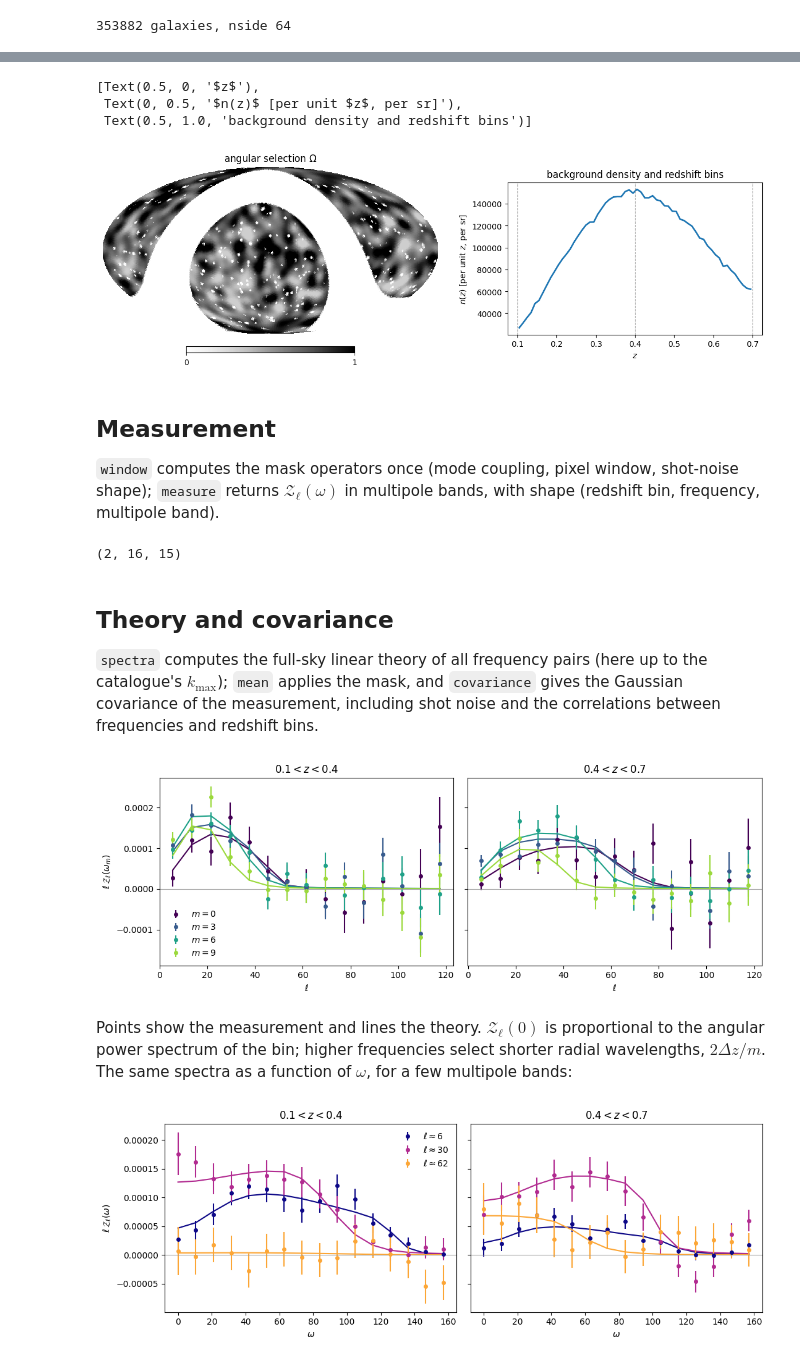
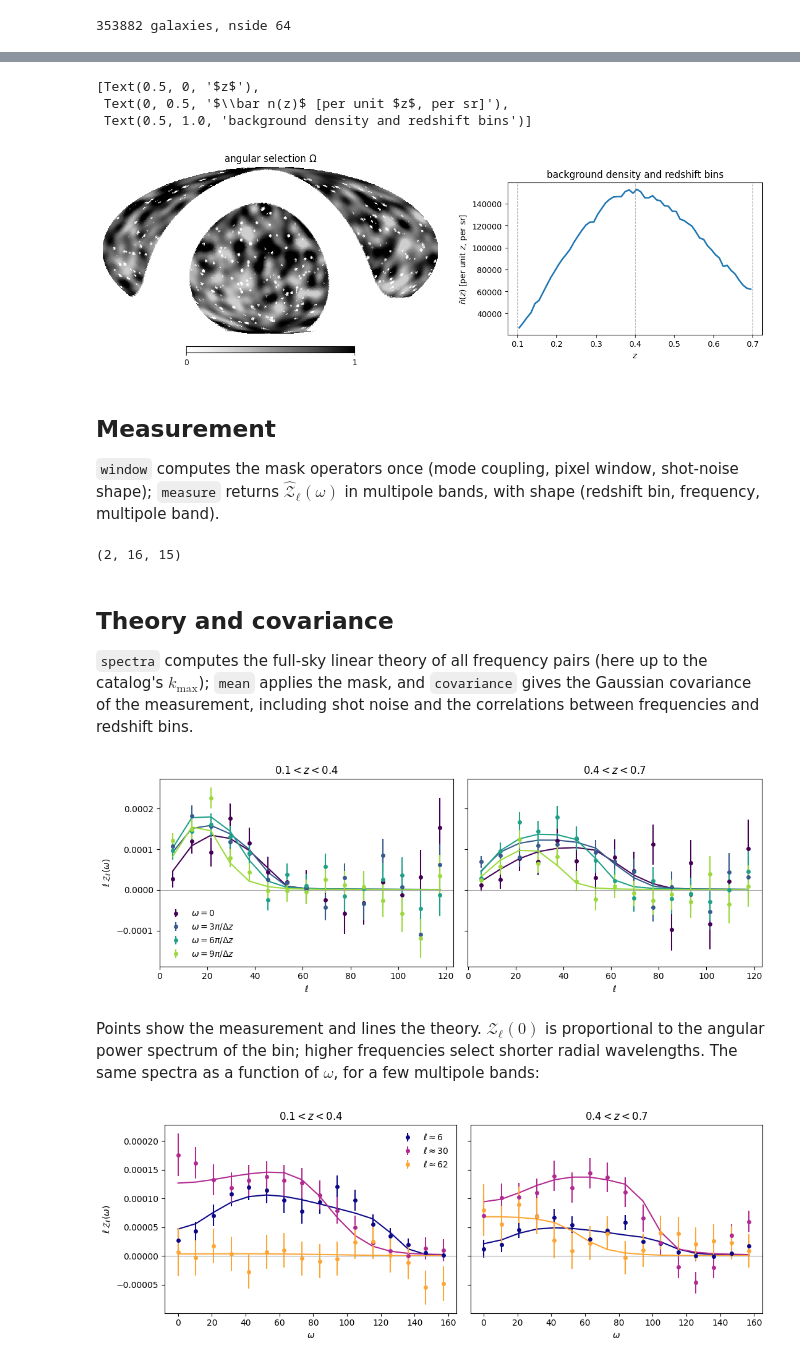
Before and after one commit to oliverphilcox/UnequalTime, a Jupyter notebook: examples/demo.ipynb, the cells around one changed output, grey strips where cells are left out. Cells and saved outputs as stored; diff of their text form; code cells hidden in the pictures.

Commit message:
Match the notes: exp(-i omega z) phases, radial weights w(z), notation; README in PolyBin3D style

```diff
--- a/examples/demo.ipynb
+++ b/examples/demo.ipynb
@@ -45,17 +45,17 @@ ax = fig.add_axes([0.6, 0.15, 0.37, 0.7])
 ax.plot(z_mid, nz(z_mid), lw=2)
 for edge in zbins:
     ax.axvline(edge, color='0.6', lw=0.8, ls='--')
-ax.set(xlabel='$z$', ylabel='$n(z)$ [per unit $z$, per sr]', title='background density and redshift bins')
+ax.set(xlabel='$z$', ylabel=r'$\bar n(z)$ [per unit $z$, per sr]', title='background density and redshift bins')
 # %% [output]
 [Text(0.5, 0, '$z$'),
- Text(0, 0.5, '$n(z)$ [per unit $z$, per sr]'),
+ Text(0, 0.5, '$\\bar n(z)$ [per unit $z$, per sr]'),
  Text(0.5, 1.0, 'background density and redshift bins')]
 [figure]
 # %% [markdown]
 ## Measurement
 
 `window` computes the mask operators once (mode coupling, pixel window, shot-noise shape); `measure` returns
-$\mathcal Z_\ell(\omega)$ in multipole bands, with shape (redshift bin, frequency, multipole band).
+$\widehat{\mathcal Z}_\ell(\omega)$ in multipole bands, with shape (redshift bin, frequency, multipole band).
 # %%
 ell_edges = np.arange(2, 123, 8)
 ell = (ell_edges[1:] + ell_edges[:-1] - 1) / 2
@@ -68,7 +68,7 @@ print(Z.shape)
 # %% [markdown]
 ## Theory and covariance
 
-`spectra` computes the full-sky linear theory of all frequency pairs (here up to the catalogue's $k_{\max}$); `mean` applies the
+`spectra` computes the full-sky linear theory of all frequency pairs (here up to the catalog's $k_{\max}$); `mean` applies the
 mask, and `covariance` gives the Gaussian covariance of the measurement, including shot noise and the correlations between
 frequencies and redshift bins.
 # %%
@@ -80,20 +80,20 @@ err = np.sqrt(cov.diagonal()).reshape(Z.shape)
 # %%
 fig, axes = plt.subplots(1, 2, figsize=(11, 4), sharey=True)
 colors = plt.cm.viridis(np.linspace(0, 0.85, 4))
 for ibin, ax in enumerate(axes):
     for color, m in zip(colors, (0, 3, 6, 9)):
-        ax.errorbar(ell, ell * Z[ibin, m], ell * err[ibin, m], fmt='o', ms=4, color=color, label=f'$m = {m}$')
+        ax.errorbar(ell, ell * Z[ibin, m], ell * err[ibin, m], fmt='o', ms=4, color=color, label=rf'$\omega = {m}\pi/\Delta z$' if m else r'$\omega = 0$')
         ax.plot(ell, ell * Z_th[ibin, m], color=color, lw=1.5)
     ax.axhline(0, color='0.6', lw=0.8)
     ax.set(xlabel=r'$\ell$', title=f'${zbins[ibin]} < z < {zbins[ibin + 1]}$')
-axes[0].set_ylabel(r'$\ell\,\mathcal{Z}_\ell(\omega_m)$')
+axes[0].set_ylabel(r'$\ell\,\mathcal{Z}_\ell(\omega)$')
 axes[0].legend(frameon=False)
 plt.tight_layout()
 # %% [output]
-[figure, old version]
+[figure, new version]
 # %% [markdown]
 Points show the measurement and lines the theory. $\mathcal Z_\ell(0)$ is proportional to the angular power spectrum of the bin;
-higher frequencies select shorter radial wavelengths, $2\Delta z/m$. The same spectra as a function of $\omega$, for a few multipole bands:
+higher frequencies select shorter radial wavelengths. The same spectra as a function of $\omega$, for a few multipole bands:
 # %%
 fig, axes = plt.subplots(1, 2, figsize=(11, 4), sharey=True)
 colors = plt.cm.plasma(np.linspace(0, 0.8, 3))
```
Also changed, not shown: parts of 6 cells of this notebook, 7 other files.
